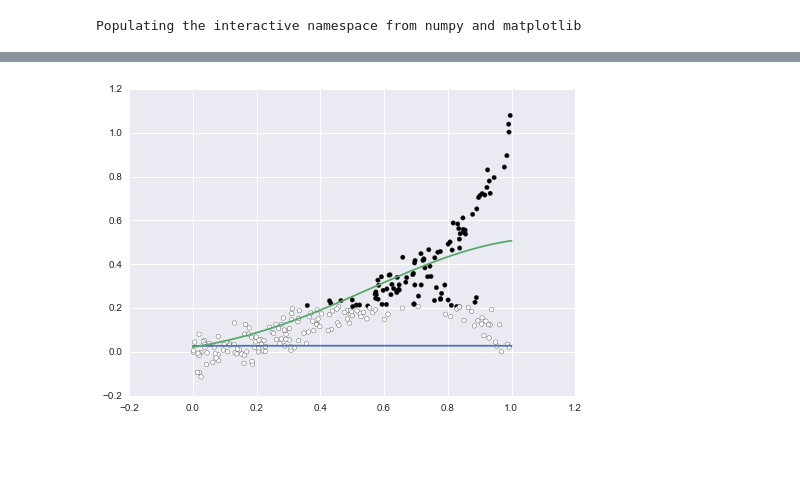
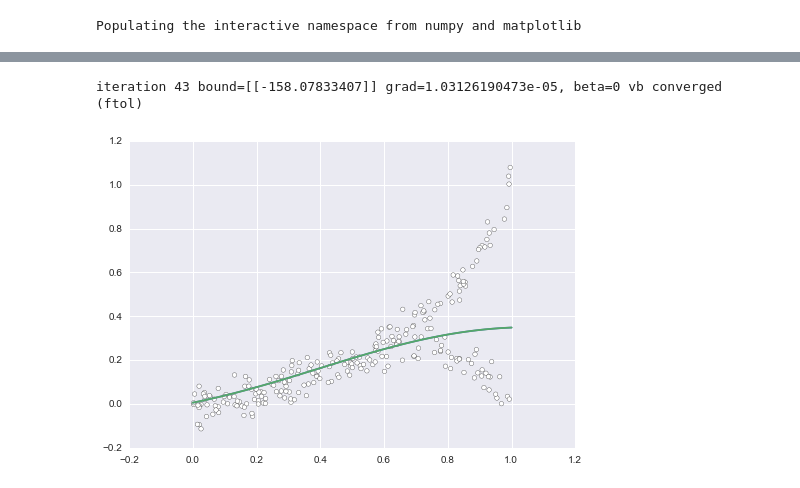
Before and after one commit to SheffieldML/GPclust, a Jupyter notebook: notebooks/OMGP Test.ipynb, the cells around one changed output, grey strips where cells are left out. Drawn from its saved outputs; the diff is of its cells as text; code cells hidden in the pictures; blank space fills up the shorter version.

Commit message:
Tuned optimization parameters in example notbook

```diff
--- a/notebooks/OMGP Test.ipynb
+++ b/notebooks/OMGP Test.ipynb
@@ -15,0 +14,6 @@ m = OMGP(X, Y, prior_Z='symmetric')
+# %%
+m = OMGP(X, Y, K=2, prior_Z='symmetric')
+m.s2 = 0.5  # Model variance
+m.hyperparam_interval = 3  # Frequency of hyperparameter optimizations
+
+print m.log_likelihood()
@@ -43,0 +46,8 @@ iteration 75 bound=-374.022757498 grad=7.40638580594e-07, beta=0.625730850129 vb
+# %%
+YY = m.predict_components(XX)
+
+plt.scatter(m.X, m.Y, c=(m.phi[:,0]), cmap=cm.RdBu, vmin=0., vmax=1.);
+cb = plt.colorbar()
+cb.set_label('Probability of being class 0')
+for i in range(m.phi.shape[1]):
+    plt.plot(XX, YY[:, i]);
@@ -44,8 +56,16 @@ iteration 75 bound=-374.022757498 grad=7.40638580594e-07, beta=0.625730850129 vb
+# %%
+m.optimize(step_length=0.1, method='steepest')
+# %% [output]
+iteration 43 bound=[[-158.07833407]] grad=1.03126190473e-05, beta=0 vb converged (ftol)
 # %%
+# After optimization
+
+XX = np.atleast_2d(np.linspace(0,1)).T
+
 YY = m.predict_components(XX)
 
 plt.scatter(m.X, m.Y, c=np.argmax(m.phi, 1));
 for i in range(m.phi.shape[1]):
     plt.plot(XX, YY[:, i]);
 # %% [output]
-[figure, old version]
+[figure, new version]
```
Also changed, not shown: parts of 9 cells of this notebook.
